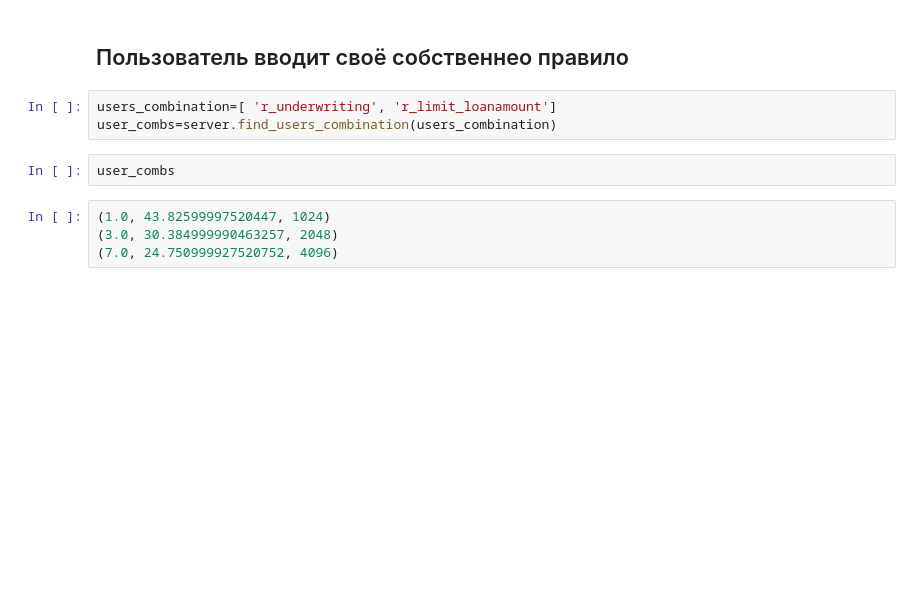
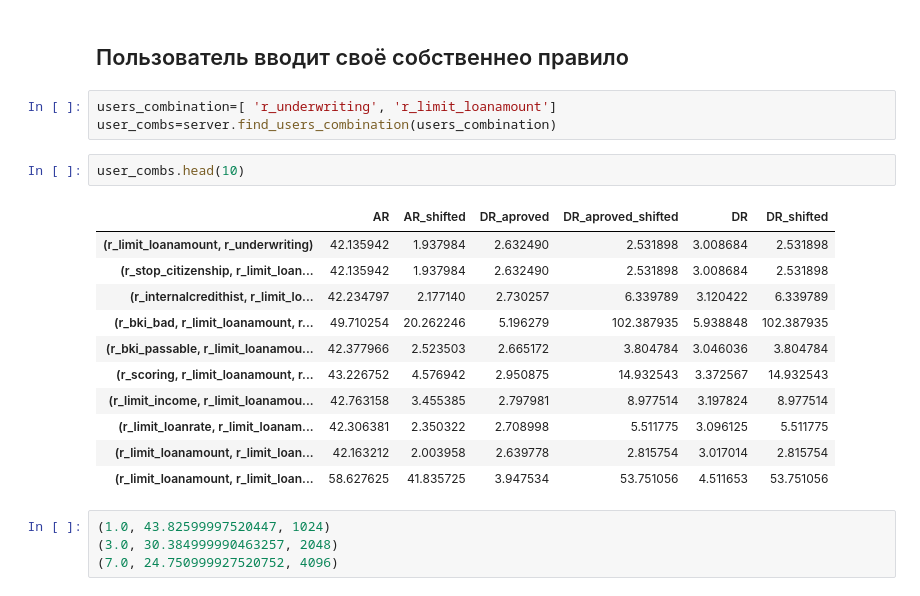
Before and after one commit to Sophia-team/datapy, a Jupyter notebook: Role and Type Selector.ipynb, the cells around one changed output. Cells and saved outputs as stored; diff of their text form; blank space fills up the shorter version.

```diff
--- a/Role and Type Selector.ipynb
+++ b/Role and Type Selector.ipynb
@@ -78,7 +155,19 @@ ar
 users_combination=[ 'r_underwriting', 'r_limit_loanamount']
 user_combs=server.find_users_combination(users_combination)
 # %%
-user_combs
+user_combs.head(10)
+# %% [output]
+|  | AR | AR_shifted | DR_aproved | DR_aproved_shifted | DR | DR_shifted |
+| (r_limit_loanamount, r_underwriting) | 42.135942 | 1.937984 | 2.632490 | 2.531898 | 3.008684 | 2.531898 |
+| (r_stop_citizenship, r_limit_loan... | 42.135942 | 1.937984 | 2.632490 | 2.531898 | 3.008684 | 2.531898 |
+| (r_internalcredithist, r_limit_lo... | 42.234797 | 2.177140 | 2.730257 | 6.339789 | 3.120422 | 6.339789 |
+| (r_bki_bad, r_limit_loanamount, r... | 49.710254 | 20.262246 | 5.196279 | 102.387935 | 5.938848 | 102.387935 |
+| (r_bki_passable, r_limit_loanamou... | 42.377966 | 2.523503 | 2.665172 | 3.804784 | 3.046036 | 3.804784 |
+| (r_scoring, r_limit_loanamount, r... | 43.226752 | 4.576942 | 2.950875 | 14.932543 | 3.372567 | 14.932543 |
+| (r_limit_income, r_limit_loanamou... | 42.763158 | 3.455385 | 2.797981 | 8.977514 | 3.197824 | 8.977514 |
+| (r_limit_loanrate, r_limit_loanam... | 42.306381 | 2.350322 | 2.708998 | 5.511775 | 3.096125 | 5.511775 |
+| (r_limit_loanamount, r_limit_loan... | 42.163212 | 2.003958 | 2.639778 | 2.815754 | 3.017014 | 2.815754 |
+| (r_limit_loanamount, r_limit_loan... | 58.627625 | 41.835725 | 3.947534 | 53.751056 | 4.511653 | 53.751056 |
 # %%
 (1.0, 43.82599997520447, 1024)
 (3.0, 30.384999990463257, 2048)
```
Also changed, not shown: parts of 10 cells of this notebook, 2 other files.
